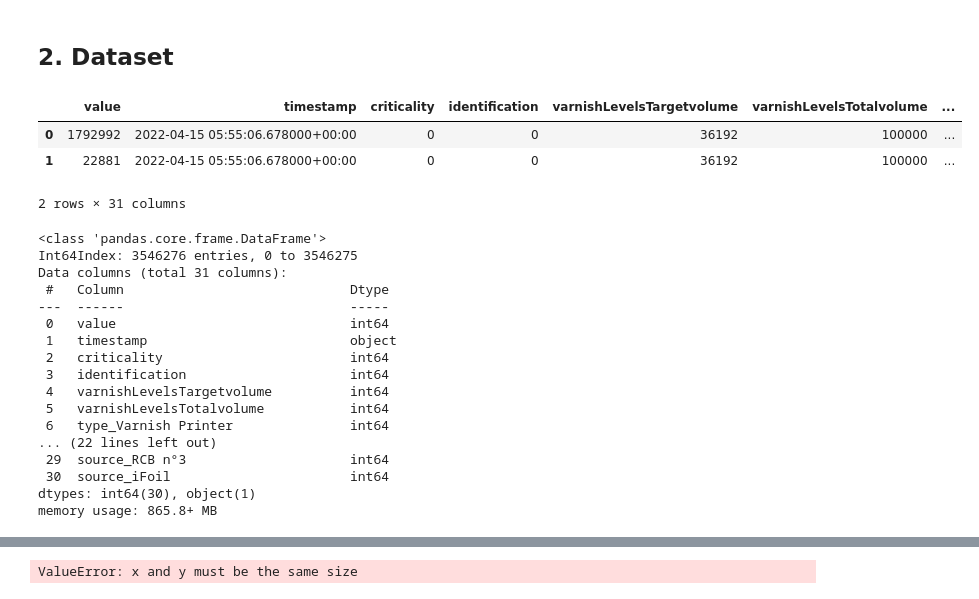
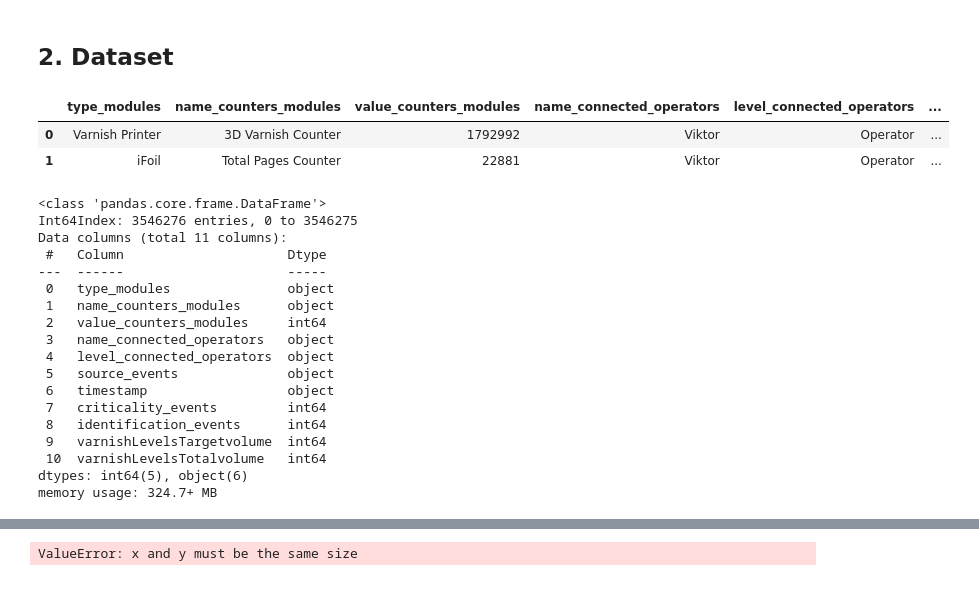
Before and after one commit to AranOribu/Prediction-Erreur-JetVarnish3DEvo, a Jupyter notebook: models/model_classification_anomaly_detection.ipynb, the cells around one changed output, grey strips where cells are left out. Saved outputs shown, nothing was run; the diff lists cells and outputs as text; code cells hidden in the pictures.

```diff
--- a/models/model_classification_anomaly_detection.ipynb
+++ b/models/model_classification_anomaly_detection.ipynb
@@ -12,33 +12,33 @@ import matplotlib.pyplot as plt
 ## 2. Dataset
 # %%
 # nom de fichier et chemin relatif
-filename = 'encoded_merge_clean_metrics_dataset.csv'
+filename = 'merge_clean_metrics_dataset.csv'
 path = '../data/metrics/'
 # création d'un dataframe à partir du csv de données
 df = pd.read_csv(path+filename, index_col=0)
 df.head(2)
 # %% [output]
-|  | value | timestamp | criticality | identification | varnishLevelsTargetvolume | varnishLevelsTotalvolume | ... |
-| 0 | 1792992 | 2022-04-15 05:55:06.678000+00:00 | 0 | 0 | 36192 | 100000 | ... |
-| 1 | 22881 | 2022-04-15 05:55:06.678000+00:00 | 0 | 0 | 36192 | 100000 | ... |
+|  | type_modules | name_counters_modules | value_counters_modules | name_connected_operators | level_connected_operators | ... |
+| 0 | Varnish Printer | 3D Varnish Counter | 1792992 | Viktor | Operator | ... |
+| 1 | iFoil | Total Pages Counter | 22881 | Viktor | Operator | ... |
-2 rows × 31 columns
 # %%
 df.info()
 # %% [output]
 <class 'pandas.core.frame.DataFrame'>
 Int64Index: 3546276 entries, 0 to 3546275
-Data columns (total 31 columns):
- #   Column                             Dtype
----  ------                             -----
- 0   value                              int64
- 1   timestamp                          object
- 2   criticality                        int64
- 3   identification                     int64
- 4   varnishLevelsTargetvolume          int64
- 5   varnishLevelsTotalvolume           int64
- 6   type_Varnish Printer               int64
-... (22 lines left out)
- 29  source_RCB n°3                     int64
- 30  source_iFoil                       int64
-dtypes: int64(30), object(1)
-memory usage: 865.8+ MB
+Data columns (total 11 columns):
+ #   Column                     Dtype
+---  ------                     -----
+ 0   type_modules               object
+ 1   name_counters_modules      object
+ 2   value_counters_modules     int64
+ 3   name_connected_operators   object
+ 4   level_connected_operators  object
+ 5   source_events              object
+ 6   timestamp                  object
+ 7   criticality_events         int64
+ 8   identification_events      int64
+ 9   varnishLevelsTargetvolume  int64
+ 10  varnishLevelsTotalvolume   int64
+dtypes: int64(5), object(6)
+memory usage: 324.7+ MB
```
Also changed, not shown: parts of 8 cells of this notebook, 3 other files.
